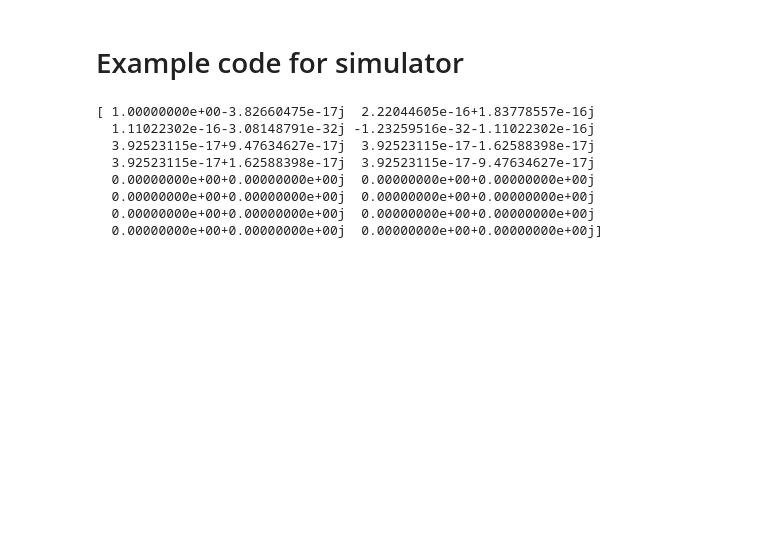
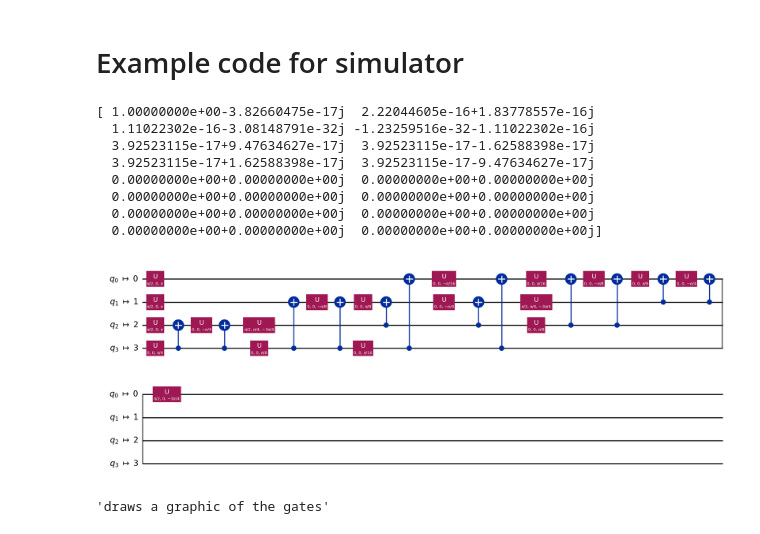
Before and after one commit to trexonline/sheet_1, a Jupyter notebook: docs/source/example.ipynb, the cells around one changed output. Saved outputs shown, nothing was run; the diff lists cells and outputs as text; code cells hidden in the pictures; blank space fills up the shorter version.

```diff
--- a/docs/source/example.ipynb
+++ b/docs/source/example.ipynb
@@ -6,6 +6,8 @@ import matplotlib.pyplot as plt
 from qiskit.visualization import plot_histogram
 from qiskit.circuit.library import QFTGate
 from sheet_1.quantum_simulator import simulate
+from IPython.display import display
+
 
 
 
@@ -14,34 +16,33 @@ qc = QuantumCircuit(4)
 
 qc.h(0)
 qc.h(1)
 qc.h(2)
 qc.h(3)
 '''Hardermard gates, |0>^4 -> 1/4*(|0> + |1>)^4 state'''
 
 qc.append(QFTGate(4), [0, 1, 2, 3])
 transpiled_qc = transpile(qc, basis_gates=["cx", "u"])
 '''transpiles quantum cirquit to one using only "u" and "cx" gates'''
 
 
 result = simulate(transpiled_qc)
 
 
 print(result)
 
 '''gives the statevector'''
 
-transpiled_qc.draw("mpl")
+display(transpiled_qc.draw("mpl"))
 
 '''draws a graphic of the gates'''
-
-
-plt.show()
 # %% [output]
 [ 1.00000000e+00-3.82660475e-17j  2.22044605e-16+1.83778557e-16j
   1.11022302e-16-3.08148791e-32j -1.23259516e-32-1.11022302e-16j
   3.92523115e-17+9.47634627e-17j  3.92523115e-17-1.62588398e-17j
   3.92523115e-17+1.62588398e-17j  3.92523115e-17-9.47634627e-17j
   0.00000000e+00+0.00000000e+00j  0.00000000e+00+0.00000000e+00j
   0.00000000e+00+0.00000000e+00j  0.00000000e+00+0.00000000e+00j
   0.00000000e+00+0.00000000e+00j  0.00000000e+00+0.00000000e+00j
   0.00000000e+00+0.00000000e+00j  0.00000000e+00+0.00000000e+00j]
+[figure, added]
+'draws a graphic of the gates'
```
